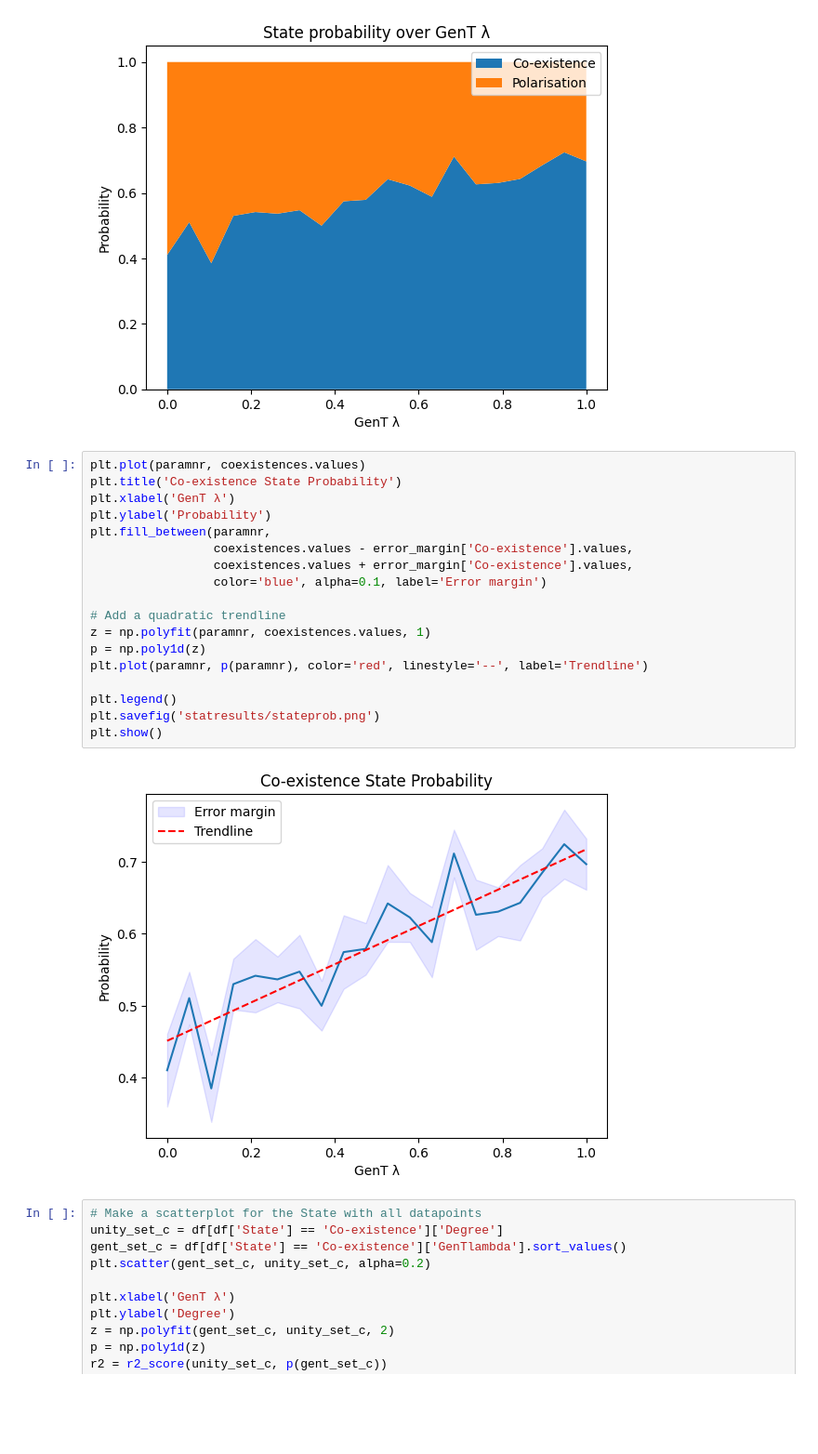
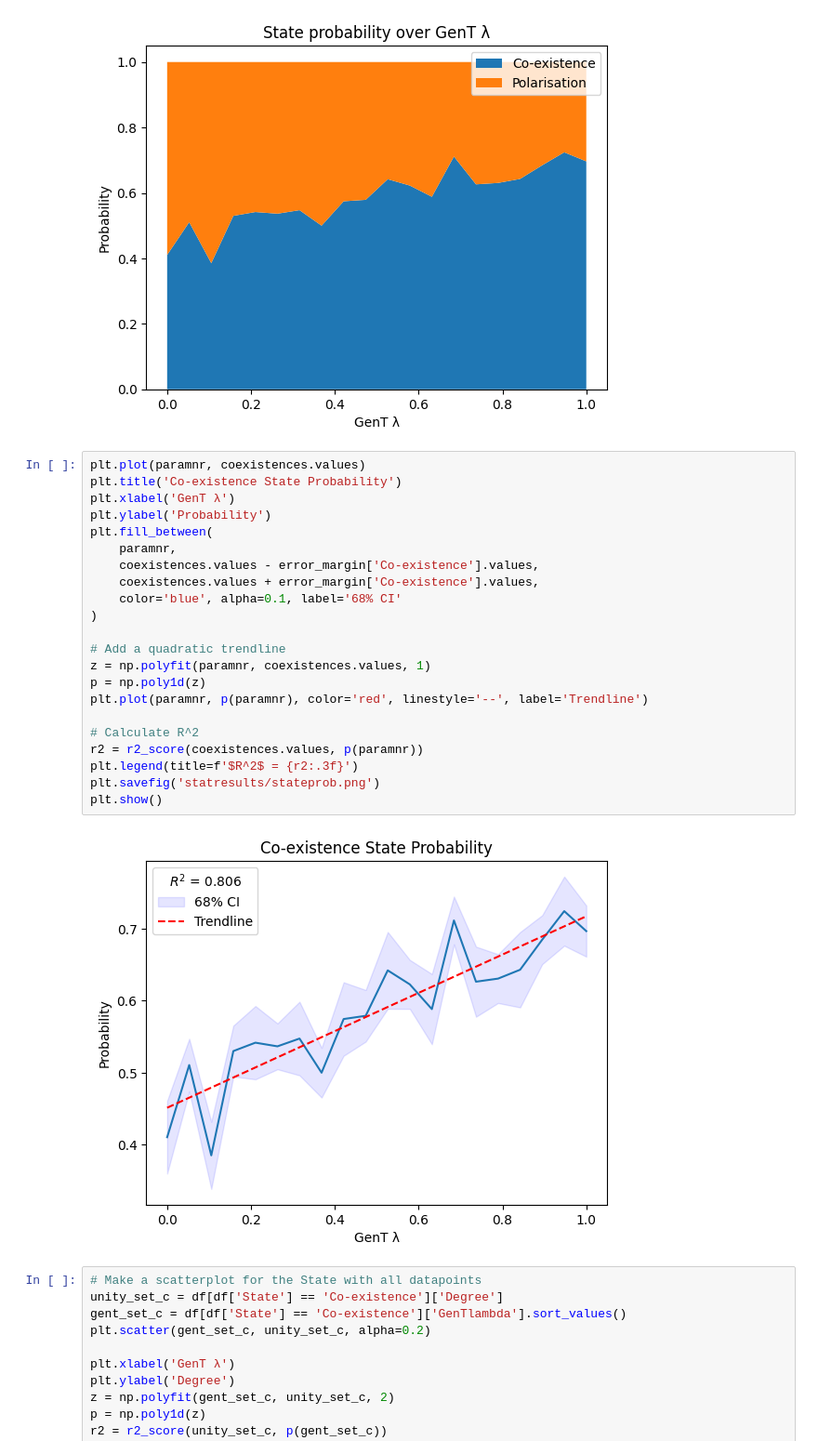
Before and after one commit to ByteMaps/thesis-GSS, a Jupyter notebook: ABM/stats.ipynb, the cells around one changed output. Shown at 93% size. Drawn from its saved outputs; the diff is of its cells as text; blank space fills up the shorter version.

```diff
--- a/ABM/stats.ipynb
+++ b/ABM/stats.ipynb
@@ -123,23 +168,27 @@ plt.show()
 # %%
 plt.plot(paramnr, coexistences.values)
 plt.title('Co-existence State Probability')
 plt.xlabel('GenT λ')
 plt.ylabel('Probability')
-plt.fill_between(paramnr,
-				 coexistences.values - error_margin['Co-existence'].values,
-				 coexistences.values + error_margin['Co-existence'].values,
-				 color='blue', alpha=0.1, label='Error margin')
+plt.fill_between(
+	paramnr,
+	coexistences.values - error_margin['Co-existence'].values,
+	coexistences.values + error_margin['Co-existence'].values,
+	color='blue', alpha=0.1, label='68% CI'
+)
 
 # Add a quadratic trendline
 z = np.polyfit(paramnr, coexistences.values, 1)
 p = np.poly1d(z)
 plt.plot(paramnr, p(paramnr), color='red', linestyle='--', label='Trendline')
 
-plt.legend()
+# Calculate R^2
+r2 = r2_score(coexistences.values, p(paramnr))
+plt.legend(title=f'$R^2$ = {r2:.3f}')
 plt.savefig('statresults/stateprob.png')
 plt.show()
 # %% [output]
-[figure, old version]
+[figure, new version]
 # %%
 # Make a scatterplot for the State with all datapoints
 unity_set_c = df[df['State'] == 'Co-existence']['Degree']
```
Also changed, not shown: parts of 4 cells of this notebook, 2 other files.
